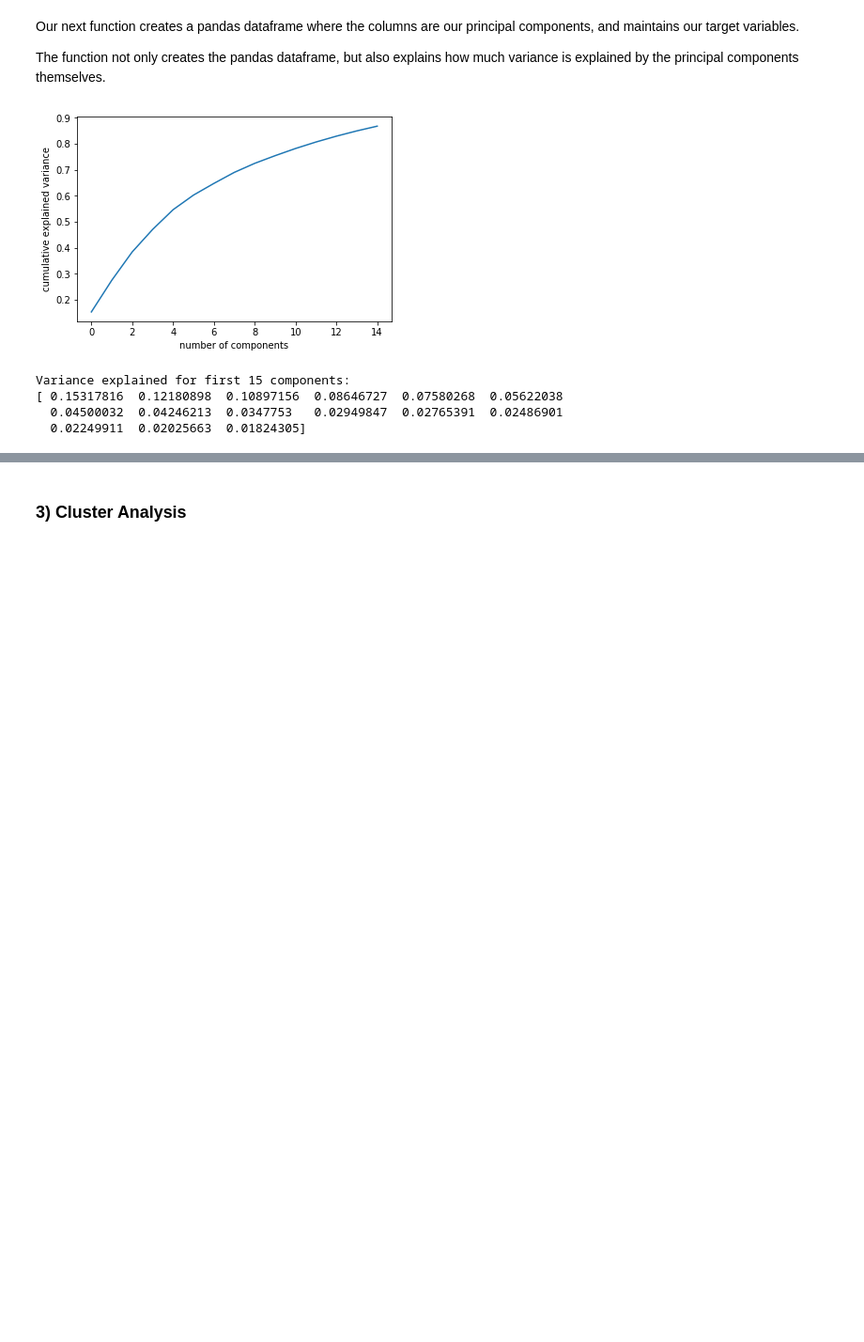
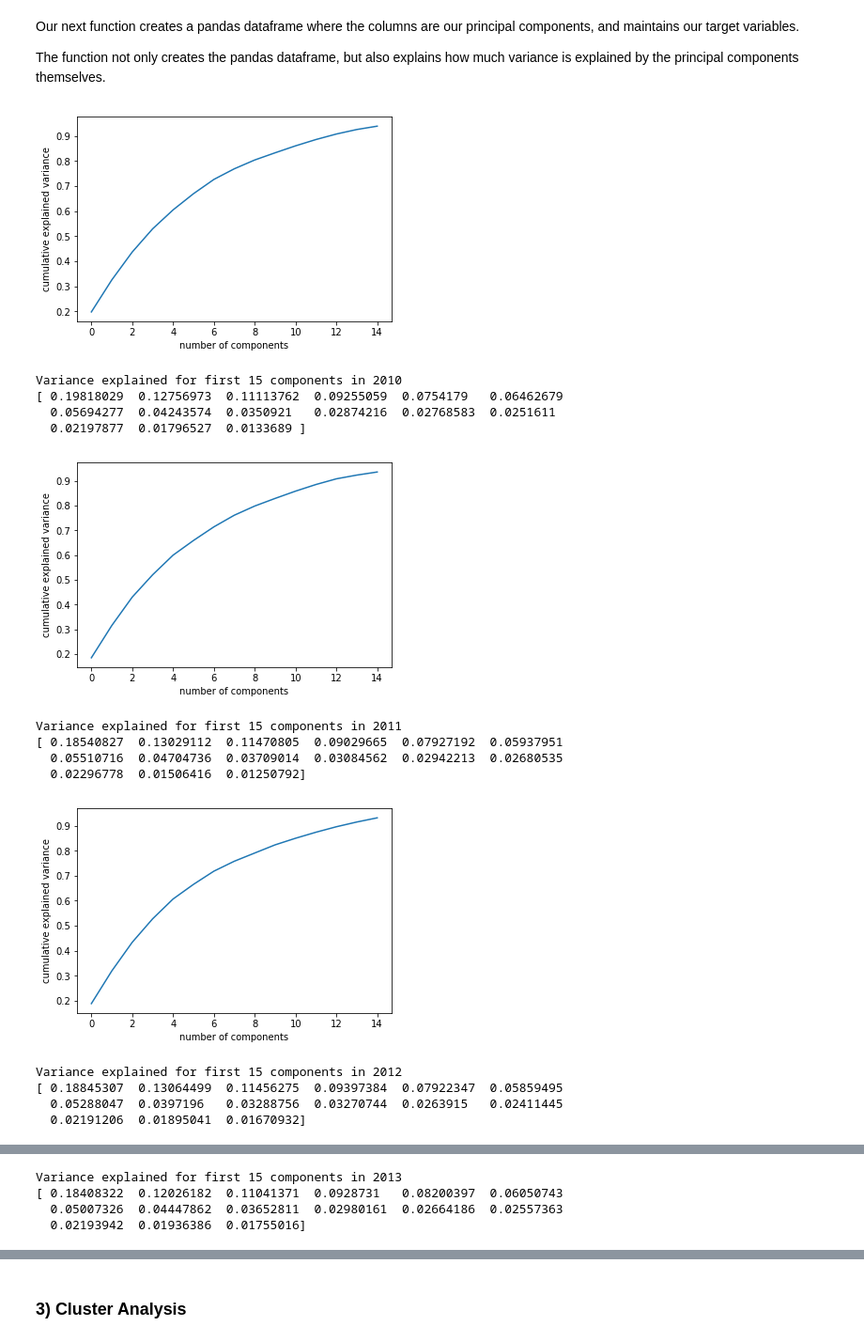
Before and after one commit to marioamz/MexicoOC_Index, a Jupyter notebook: Data_Exploration_Multivariable_Analysis.ipynb, the cells around one changed output, grey strips where cells are left out. Shown at 94% size. Drawn from its saved outputs; the diff is of its cells as text; code cells hidden in the pictures; blank space fills up the shorter version.

```diff
--- a/Data_Exploration_Multivariable_Analysis.ipynb
+++ b/Data_Exploration_Multivariable_Analysis.ipynb
@@ -128,4 +131 @@ The code below turns states into their clean state values. It can easily be modi
 working_df['entidad'] = pd.Series(new_col)
-# %%
-new = working_df.set_index(['entidad', 'year'])
-new.head()
@@ -148,11 +183,24 @@ pca, y_pca = epc.pca(new, 15)
 Our next function creates a pandas dataframe where the columns are our principal components, and maintains our target variables.
 
 The function not only creates the pandas dataframe, but also explains how much variance is explained by the principal components themselves.
-# %%
-pca_df = epc.pca_df(working_df, pca, y_pca, 15, 'entidad', 'year')
-# %% [output]
-[figure, removed]
-Variance explained for first 15 components:
-[ 0.15317816  0.12180898  0.10897156  0.08646727  0.07580268  0.05622038
-  0.04500032  0.04246213  0.0347753   0.02949847  0.02765391  0.02486901
-  0.02249911  0.02025663  0.01824305]
+# %%
+pca_dfs = []
+for df in dfs:
+    pca_df = epc.pca_df(df[0], df[2], df[3], 15, 'entidad', 'year', df[4])
+    pca_dfs.append(pca_df)
+# %% [output]
+[figure, added]
+Variance explained for first 15 components in 2010
+[ 0.19818029  0.12756973  0.11113762  0.09255059  0.0754179   0.06462679
+  0.05694277  0.04243574  0.0350921   0.02874216  0.02768583  0.0251611
+  0.02197877  0.01796527  0.0133689 ]
+[figure, added]
+Variance explained for first 15 components in 2011
+[ 0.18540827  0.13029112  0.11470805  0.09029665  0.07927192  0.05937951
+  0.05510716  0.04704736  0.03709014  0.03084562  0.02942213  0.02680535
+  0.02296778  0.01506416  0.01250792]
+[figure, added]
+Variance explained for first 15 components in 2012
+[ 0.18845307  0.13064499  0.11456275  0.09397384  0.07922347  0.05859495
+  0.05288047  0.0397196   0.03288756  0.03270744  0.0263915   0.02411445
+  0.02191206  0.01895041  0.01670932]
@@ -158,0 +208,4 @@ Variance explained for first 15 components:
+Variance explained for first 15 components in 2013
+[ 0.18408322  0.12026182  0.11041371  0.0928731   0.08200397  0.06050743
+  0.05007326  0.04447862  0.03652811  0.02980161  0.02664186  0.02557363
+  0.02193942  0.01936386  0.01755016]
```
Also changed, not shown: parts of 29 cells of this notebook, 1 other file.
